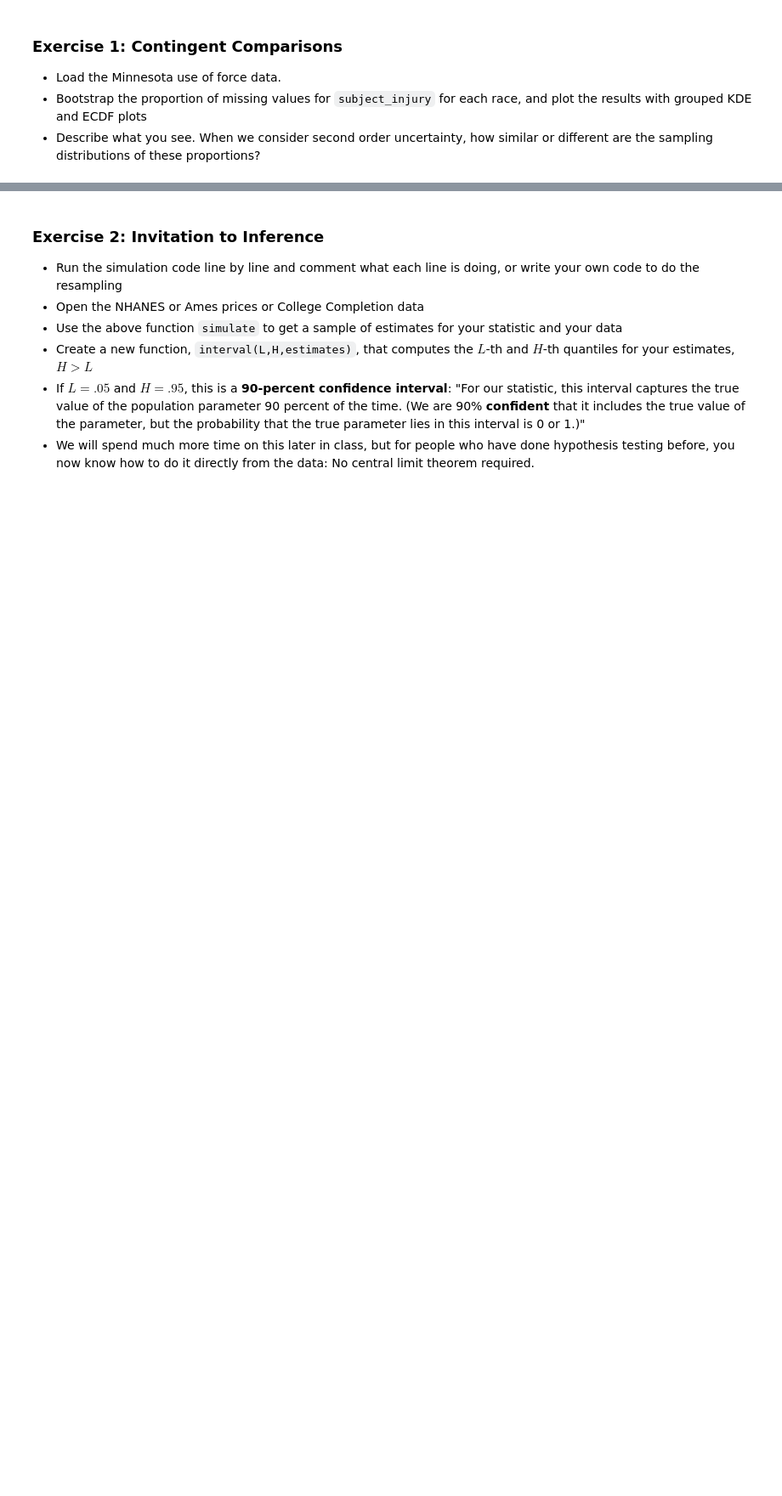
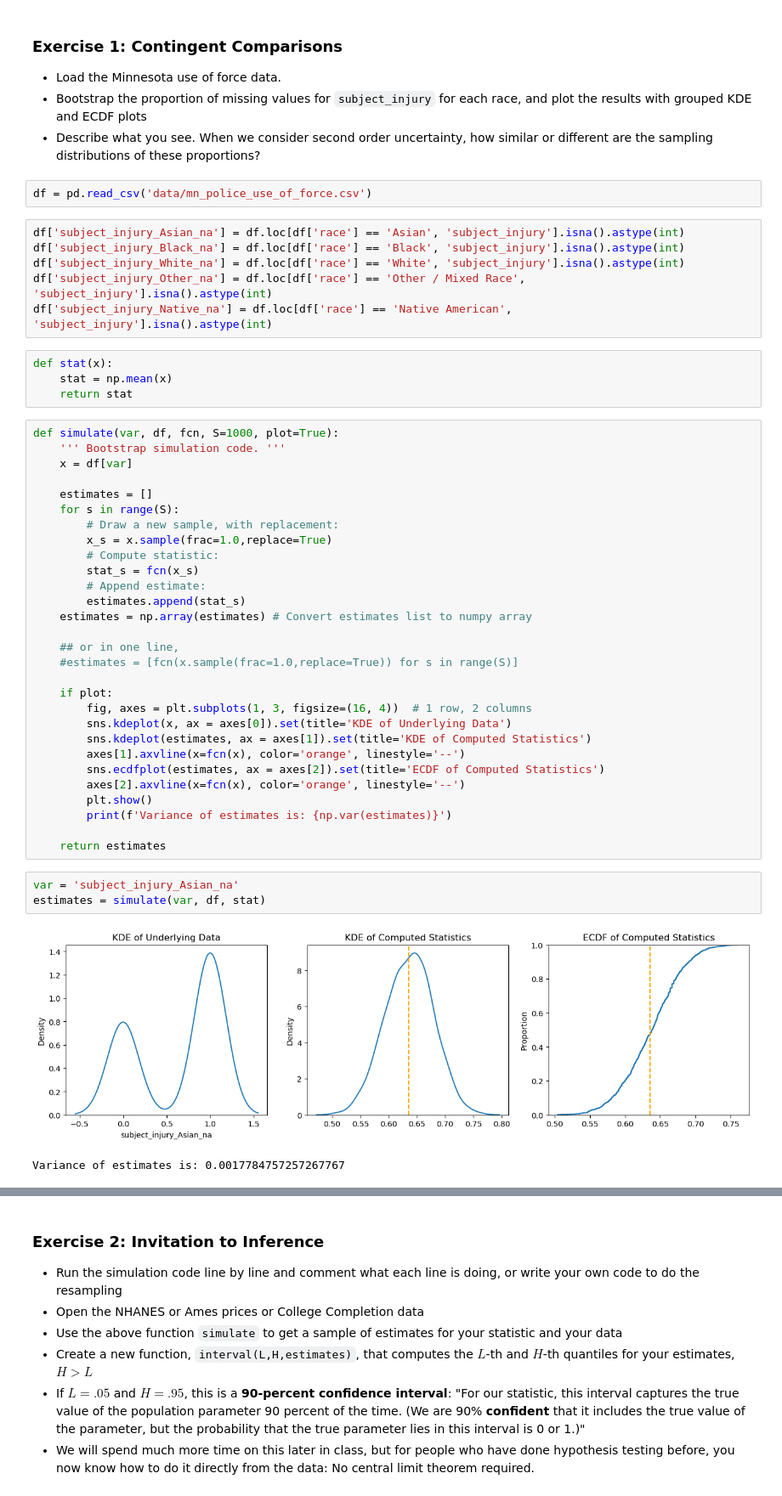
Before and after one commit to rde6mn/understanding_uncertainty_assignments, a Jupyter notebook: assignment_4.ipynb, the cells around one changed output, grey strips where cells are left out. Shown: that part at 85% size. Cells and saved outputs as stored; diff of their text form; blank space fills up the shorter version.

```diff
--- a/assignment_4.ipynb
+++ b/assignment_4.ipynb
@@ -6,3 +11,50 @@
 - Load the Minnesota use of force data.
 - Bootstrap the proportion of missing values for `subject_injury` for each race, and plot the results with grouped KDE and ECDF plots
 - Describe what you see. When we consider second order uncertainty, how similar or different are the sampling distributions of these proportions?
+# %%
+df = pd.read_csv('data/mn_police_use_of_force.csv')
+# %%
+df['subject_injury_Asian_na'] = df.loc[df['race'] == 'Asian', 'subject_injury'].isna().astype(int)
+df['subject_injury_Black_na'] = df.loc[df['race'] == 'Black', 'subject_injury'].isna().astype(int)
+df['subject_injury_White_na'] = df.loc[df['race'] == 'White', 'subject_injury'].isna().astype(int)
+df['subject_injury_Other_na'] = df.loc[df['race'] == 'Other / Mixed Race', 'subject_injury'].isna().astype(int)
+df['subject_injury_Native_na'] = df.loc[df['race'] == 'Native American', 'subject_injury'].isna().astype(int)
+# %%
+def stat(x):
+    stat = np.mean(x)
+    return stat
+# %%
+def simulate(var, df, fcn, S=1000, plot=True):
+    ''' Bootstrap simulation code. '''
+    x = df[var]
+
+    estimates = []
+    for s in range(S):
+        # Draw a new sample, with replacement:
+        x_s = x.sample(frac=1.0,replace=True)
+        # Compute statistic:
+        stat_s = fcn(x_s)
+        # Append estimate:
+        estimates.append(stat_s)
+    estimates = np.array(estimates) # Convert estimates list to numpy array
+
+    ## or in one line,
+    #estimates = [fcn(x.sample(frac=1.0,replace=True)) for s in range(S)]
+
+    if plot:
+        fig, axes = plt.subplots(1, 3, figsize=(16, 4))  # 1 row, 2 columns
+        sns.kdeplot(x, ax = axes[0]).set(title='KDE of Underlying Data')
+        sns.kdeplot(estimates, ax = axes[1]).set(title='KDE of Computed Statistics')
+        axes[1].axvline(x=fcn(x), color='orange', linestyle='--')
+        sns.ecdfplot(estimates, ax = axes[2]).set(title='ECDF of Computed Statistics')
+        axes[2].axvline(x=fcn(x), color='orange', linestyle='--')
+        plt.show()
+        print(f'Variance of estimates is: {np.var(estimates)}')
+
+    return estimates
+# %%
+var = 'subject_injury_Asian_na'
+estimates = simulate(var, df, stat)
+# %% [output]
+[figure, added]
+Variance of estimates is: 0.0017784757257267767
```
Also changed, not shown: parts of 30 cells of this notebook.
